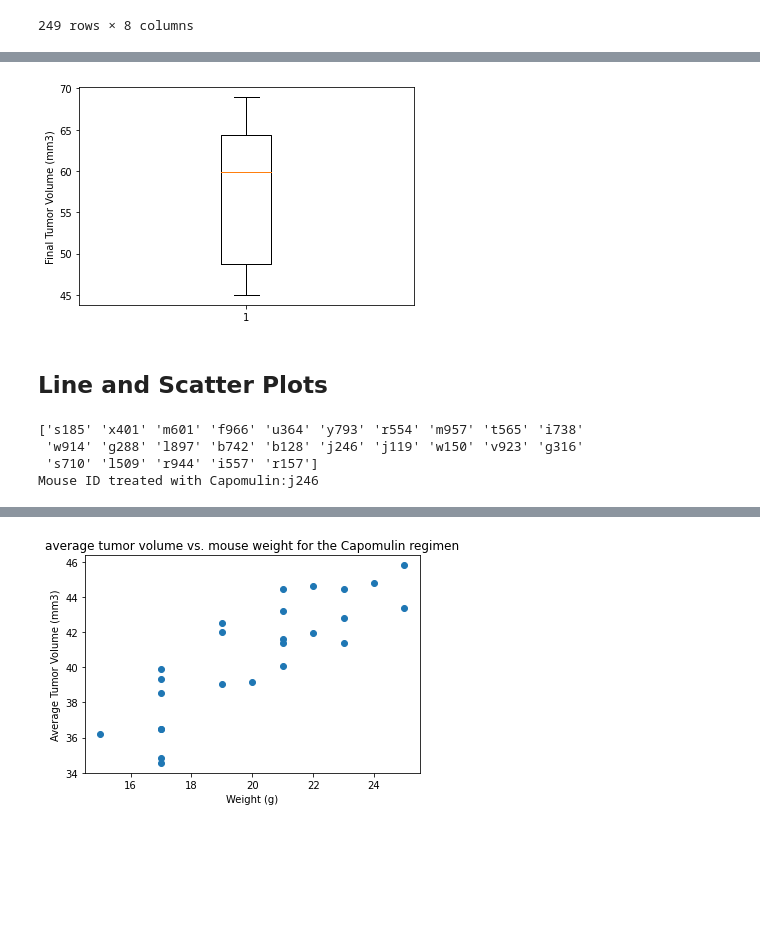
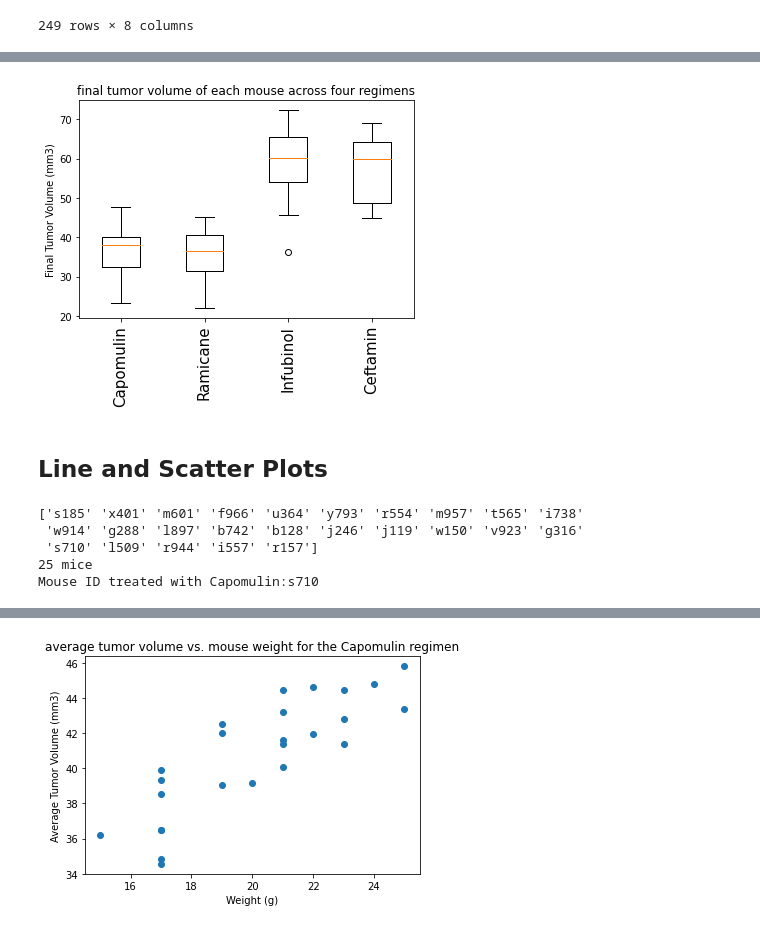
Before and after one commit to galciluz/Matplotlib_Challenge, a Jupyter notebook: Pymaceuticals/pymaceuticals_starter.ipynb, the cells around one changed output, grey strips where cells are left out. Drawn from its saved outputs; the diff is of its cells as text; code cells hidden in the pictures; blank space fills up the shorter version.

```diff
--- a/Pymaceuticals/pymaceuticals_starter.ipynb
+++ b/Pymaceuticals/pymaceuticals_starter.ipynb
@@ -190,19 +213,28 @@ timepoint_final
 drug_regimen=["Capomulin", "Ramicane", "Infubinol", "Ceftamin"]
 
 # Create empty list to fill with tumor vol data (for plotting)
-vol_tumor_list=[{}]
+vol_tumor_list=[]
+drug_tumor_list=[]
 for dr in drug_regimen:
     # Calculate the IQR and quantitatively determine if there are any potential outliers.
     # Locate the rows which contain mice on each drug and get the tumor volumes
     # add subset
     vol_tumor_list = timepoint_final.loc[timepoint_final["Drug Regimen"] == dr]['Tumor Volume (mm3)']
+    drug_tumor_list.append(vol_tumor_list)
     # Determine outliers using upper and lower bounds
     quartiles = vol_tumor_list.quantile([.25,.5,.75])
-    quart_first = quartiles[0.25]
-    quart_last = quartiles[0.75]
-    quart_range = quart_last - quart_first
-    lower_bound = quart_first - (1.5 * quart_range)
-    upper_bound = quart_last + (1.5 * quart_range)
+    lowerq = quartiles[0.25]
+    upperq = quartiles[0.75]
+    iqr = upperq - lowerq
+    lower_bound = lowerq - (1.5 * iqr)
+    upper_bound = upperq + (1.5 * iqr)
     outliers = vol_tumor_list.loc[(vol_tumor_list < lower_bound) | (vol_tumor_list > upper_bound)]
-    print(outliers)
+    print(dr)
+    print(f"The lower quartile of Tumor Volume (mm3) is: {lowerq}")
+    print(f"The upper quartile of Tumor Volume (mm3) is: {upperq}")
+    print(f"The interquartile range of Tumor Volume (mm3)s is: {iqr}")
+    print(f"The the median of Tumor Volume (mm3)s is: {quartiles[0.5]} ")
+    print(f"Values below {lower_bound} could be outliers.")
+    print(f"Values above {upper_bound} could be outliers.")
+    print("-------------------------------------------------------")
 # %% [output]
@@ -214,21 +258,26 @@ Series([], Name: Tumor Volume (mm3), dtype: float64)
 # %%
 # Generate a box plot of the final tumor volume of each mouse across four regimens of interest
-plt.boxplot(vol_tumor_list)
-plt.ylabel('Final Tumor Volume (mm3)')
+fig1, ax1 = plt.subplots()
+ax1.set_title('final tumor volume of each mouse across four regimens')
+ax1.set_ylabel('Final Tumor Volume (mm3)')
+ax1.boxplot(drug_tumor_list)
+plt.xticks([1, 2, 3, 4],drug_regimen,fontsize=15,rotation='vertical')
 plt.show()
 # %% [output]
-[figure, old version]
+[figure, new version]
 # %% [markdown]
 ## Line and Scatter Plots
 # %%
 # Generate a line plot of tumor volume vs. time point for a mouse treated with Capomulin
 capomulin_data = drop_dupli_data.loc[drop_dupli_data["Drug Regimen"] == 'Capomulin']
 print(capomulin_data['Mouse ID'].unique())
+print(len(capomulin_data['Mouse ID'].unique()),"mice")
 mouse=input("Mouse ID treated with Capomulin:")
 # %% [output]
 ['s185' 'x401' 'm601' 'f966' 'u364' 'y793' 'r554' 'm957' 't565' 'i738'
  'w914' 'g288' 'l897' 'b742' 'b128' 'j246' 'j119' 'w150' 'v923' 'g316'
  's710' 'l509' 'r944' 'i557' 'r157']
-Mouse ID treated with Capomulin:j246
+25 mice
+Mouse ID treated with Capomulin:s710
 # %%
 capomulin_mouse_data=capomulin_data.loc[capomulin_data['Mouse ID'] == mouse]
```
Also changed, not shown: parts of 9 cells of this notebook.
